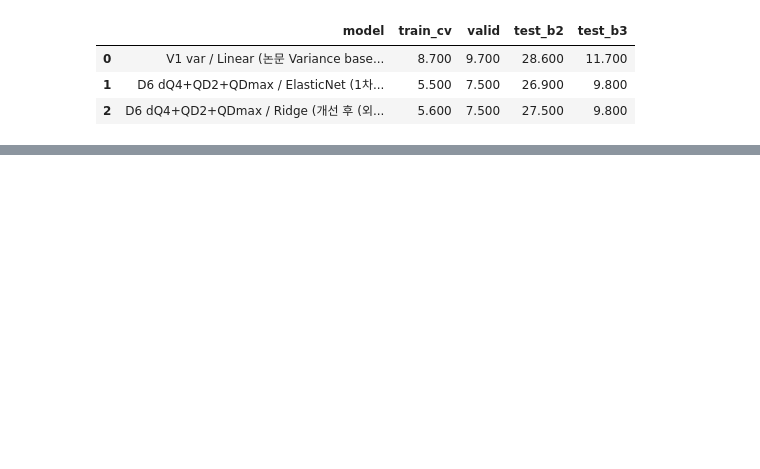
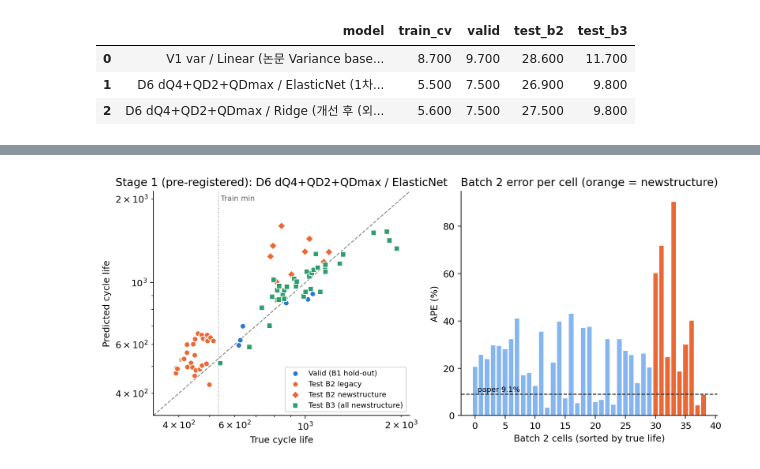
Before and after one commit to yunseojin2809-dev/EDA_miniproject, a Jupyter notebook: notebooks/03_modeling.ipynb, the cells around one changed output, grey strips where cells are left out. Saved outputs shown, nothing was run; the diff lists cells and outputs as text; code cells hidden in the pictures; blank space fills up the shorter version.

```diff
--- a/notebooks/03_modeling.ipynb
+++ b/notebooks/03_modeling.ipynb
@@ -8,11 +13,15 @@
 # %%
 import sys, warnings; warnings.filterwarnings("ignore")
 from pathlib import Path
-sys.path.insert(0, str(Path.cwd().parent))          # 저장소 루트 (src/ 임포트용)
+sys.path.insert(0, str(Path.cwd().parent))      # 저장소 루트를 경로에 추가 (src/ 임포트용)
+
 import numpy as np, pandas as pd, matplotlib.pyplot as plt
-import matplotlib.font_manager as fm
-for f in ["AppleGothic", "Malgun Gothic", "NanumGothic", "Noto Sans CJK KR"]:
-    if f in {x.name for x in fm.fontManager.ttflist}: plt.rcParams["font.family"] = f; break
-plt.rcParams.update({"axes.unicode_minus": False, "axes.spines.top": False, "axes.spines.right": False, "axes.grid": True, "grid.color": "#e6e5e0", "figure.dpi": 110})
+from IPython.display import display
+
+# 그래프 공통 스타일 (그림 안 글자는 폰트 의존을 피하려고 영문으로 작성)
+plt.rcParams.update({"axes.unicode_minus": False, "axes.spines.top": False, "axes.spines.right": False,
+                     "axes.grid": True, "grid.color": "#e6e5e0", "figure.dpi": 110})
 pd.set_option("display.width", 200); pd.set_option("display.float_format", lambda x: f"{x:,.3f}")
-ROOT = Path.cwd().parent; FIG = ROOT / "results" / "figures"
+
+ROOT = Path.cwd().parent                         # 저장소 루트
+FIG = ROOT / "results" / "figures"               # 그림 저장 위치
@@ -158,0 +217,4 @@ from IPython.display import Image; display(Image(str(FIG / "pred_vs_true_stage1.
+# %%
+display(__import__("IPython.display", fromlist=["Image"]).Image(str(FIG / "pred_vs_true_stage1.png")))
+# %% [output]
+[figure, added]
```
Also changed, not shown: parts of 22 cells of this notebook, 3 other files.
